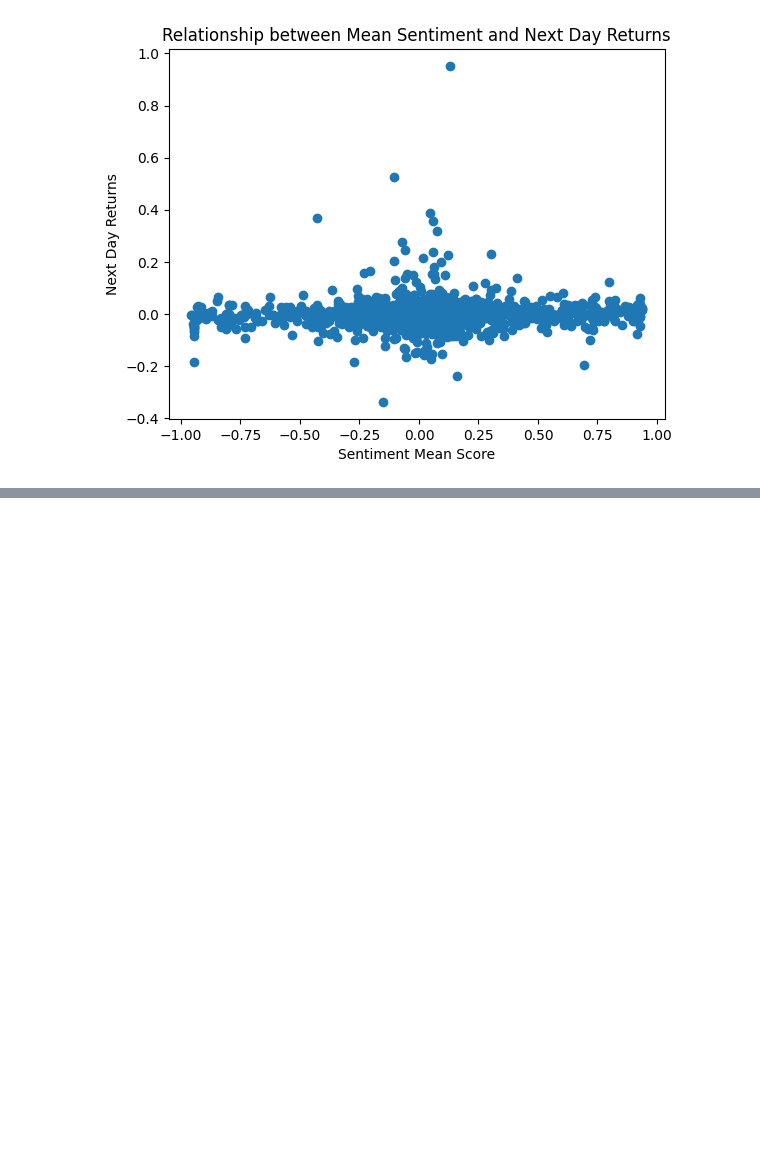
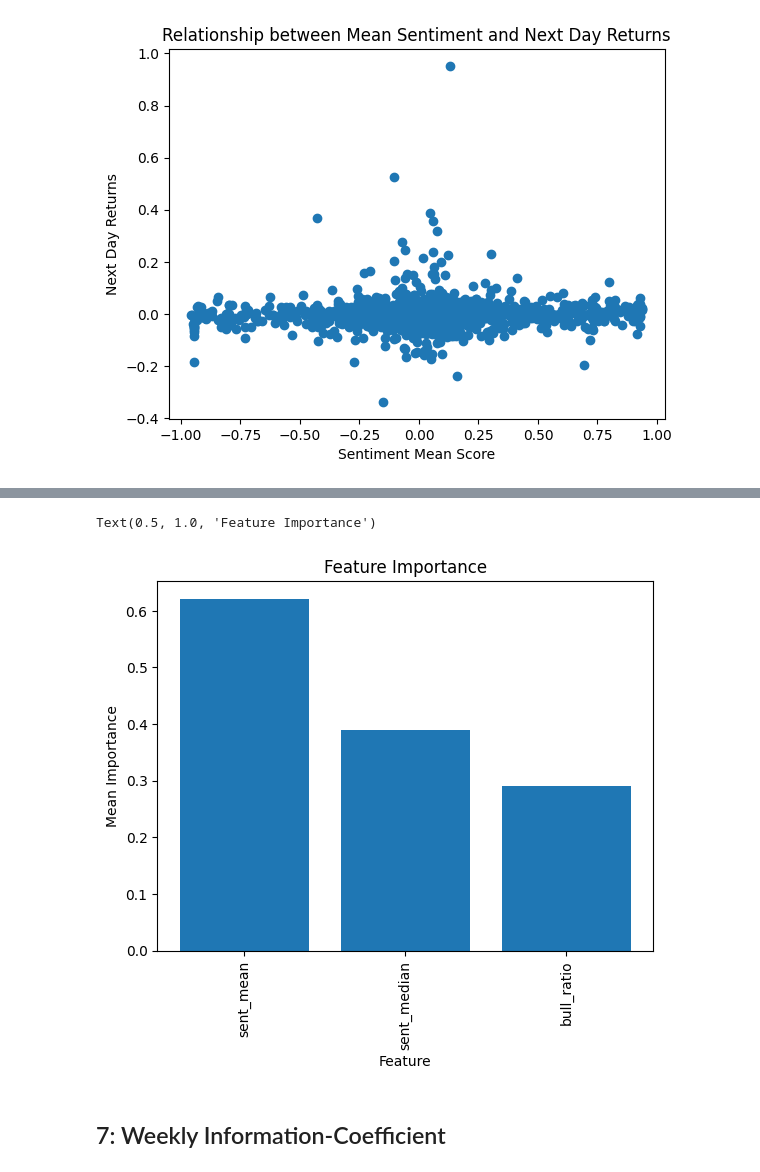
Before and after one commit to lmalmud/altdata-sentiment-ic, a Jupyter notebook: notebooks/wsb_sentiment_ic.ipynb, the cells around one changed output, grey strips where cells are left out. Saved outputs shown, nothing was run; the diff lists cells and outputs as text; code cells hidden in the pictures; blank space fills up the shorter version.

Commit message:
feature importance

```diff
--- a/notebooks/wsb_sentiment_ic.ipynb
+++ b/notebooks/wsb_sentiment_ic.ipynb
@@ -392,0 +403,19 @@ print(f'mean absolute error on test set: {xgb_mae_test}')
+# %%
+from sklearn.inspection import permutation_importance
+
+fig, ax = plt.subplots()
+
+result = permutation_importance(xgb_model, X_test, y_test, n_repeats = 10)
+importances_mean = result.importances_mean
+features = X_test.columns
+
+plt.bar(features, importances_mean)
+ax.set_xticklabels(features, rotation=90)
+plt.xlabel('Feature')
+plt.ylabel('Mean Importance')
+plt.title('Feature Importance')
+# %% [output]
+Text(0.5, 1.0, 'Feature Importance')
+[figure, added]
+# %% [markdown]
+## 7: Weekly Information-Coefficient
```
Also changed, not shown: parts of 4 cells of this notebook.
